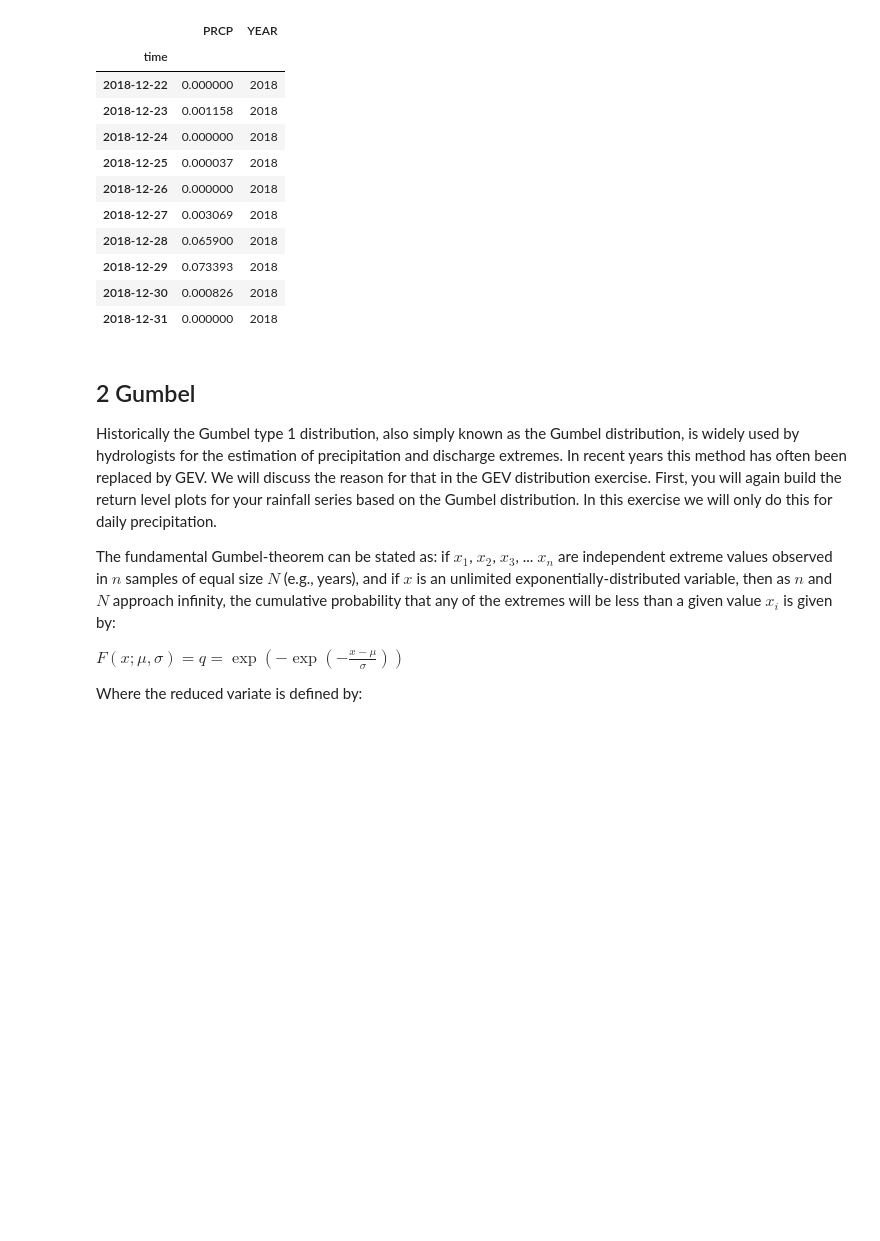
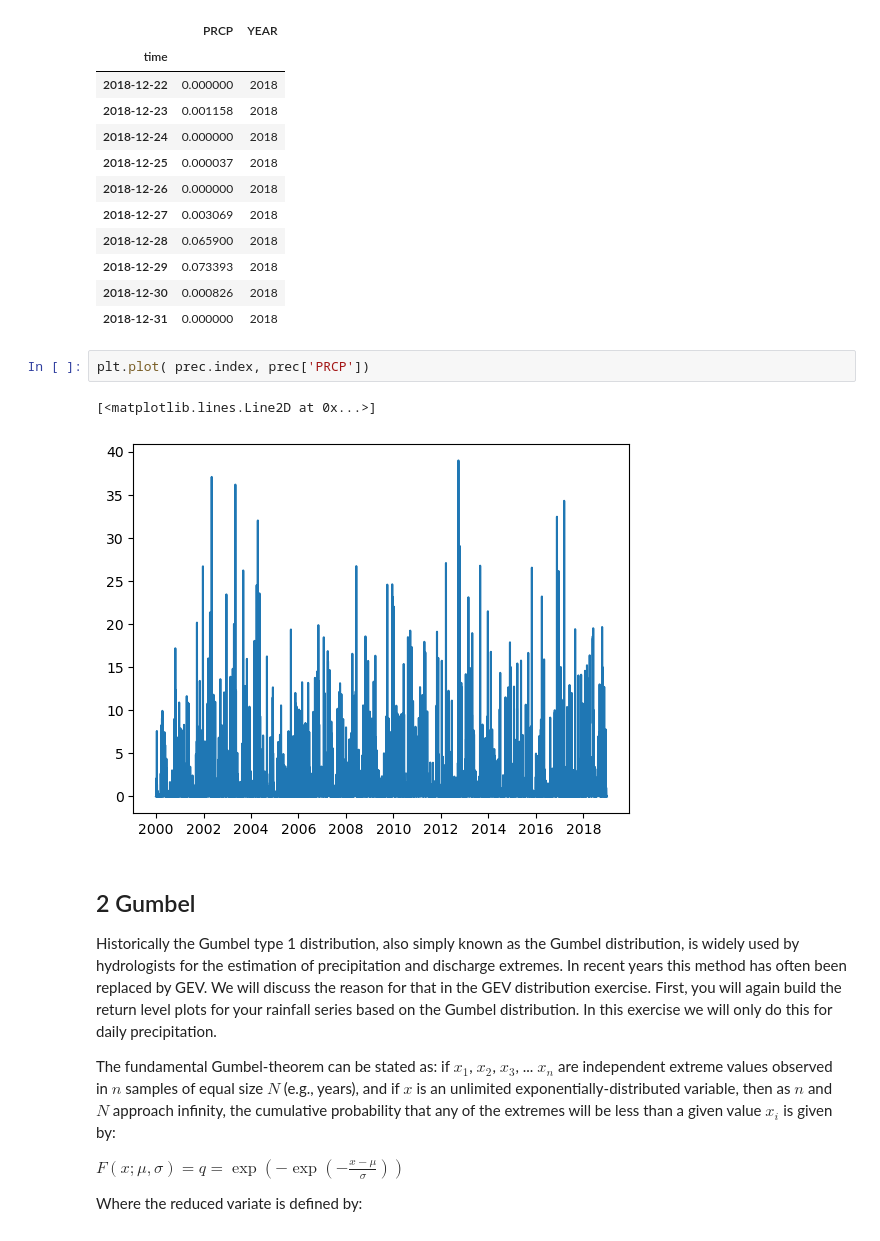
Before and after one commit to mmarrocolo/JUCARbasin, a Jupyter notebook: Exercise Floods/EVA-Gumbel+GEV+MEV_2024_student_version.ipynb, the cells around one changed output. Drawn from its saved outputs; the diff is of its cells as text; blank space fills up the shorter version.

```diff
--- a/Exercise Floods/EVA-Gumbel+GEV+MEV_2024_student_version.ipynb
+++ b/Exercise Floods/EVA-Gumbel+GEV+MEV_2024_student_version.ipynb
@@ -144,6 +144,11 @@ prec.tail(10)
 | 2018-12-29 | 0.073393 | 2018 |
 | 2018-12-30 | 0.000826 | 2018 |
 | 2018-12-31 | 0.000000 | 2018 |
+# %%
+plt.plot( prec.index, prec['PRCP'])
+# %% [output]
+[<matplotlib.lines.Line2D at 0x...>]
+[figure, added]
 # %% [markdown]
 ## 2 Gumbel
 Historically the Gumbel type 1 distribution, also simply known as the Gumbel distribution, is widely used by hydrologists for the estimation of precipitation and discharge extremes. In recent years this method has often been replaced by GEV. We will discuss the reason for that in the GEV distribution exercise. First, you will again build the return level plots for your rainfall series based on the Gumbel distribution. In this exercise we will only do this for daily precipitation.
```
Also changed, not shown: parts of 2 cells of this notebook.
